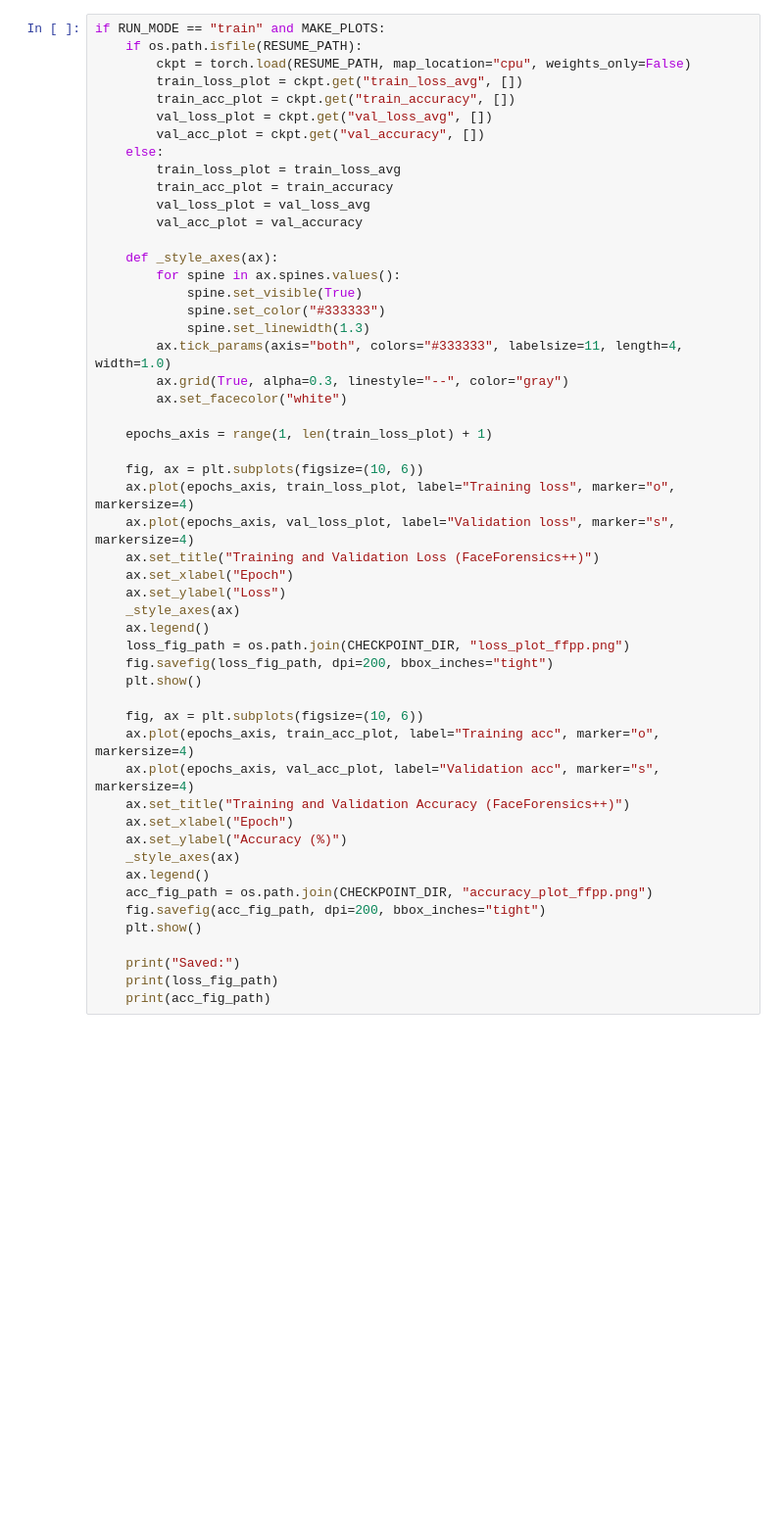
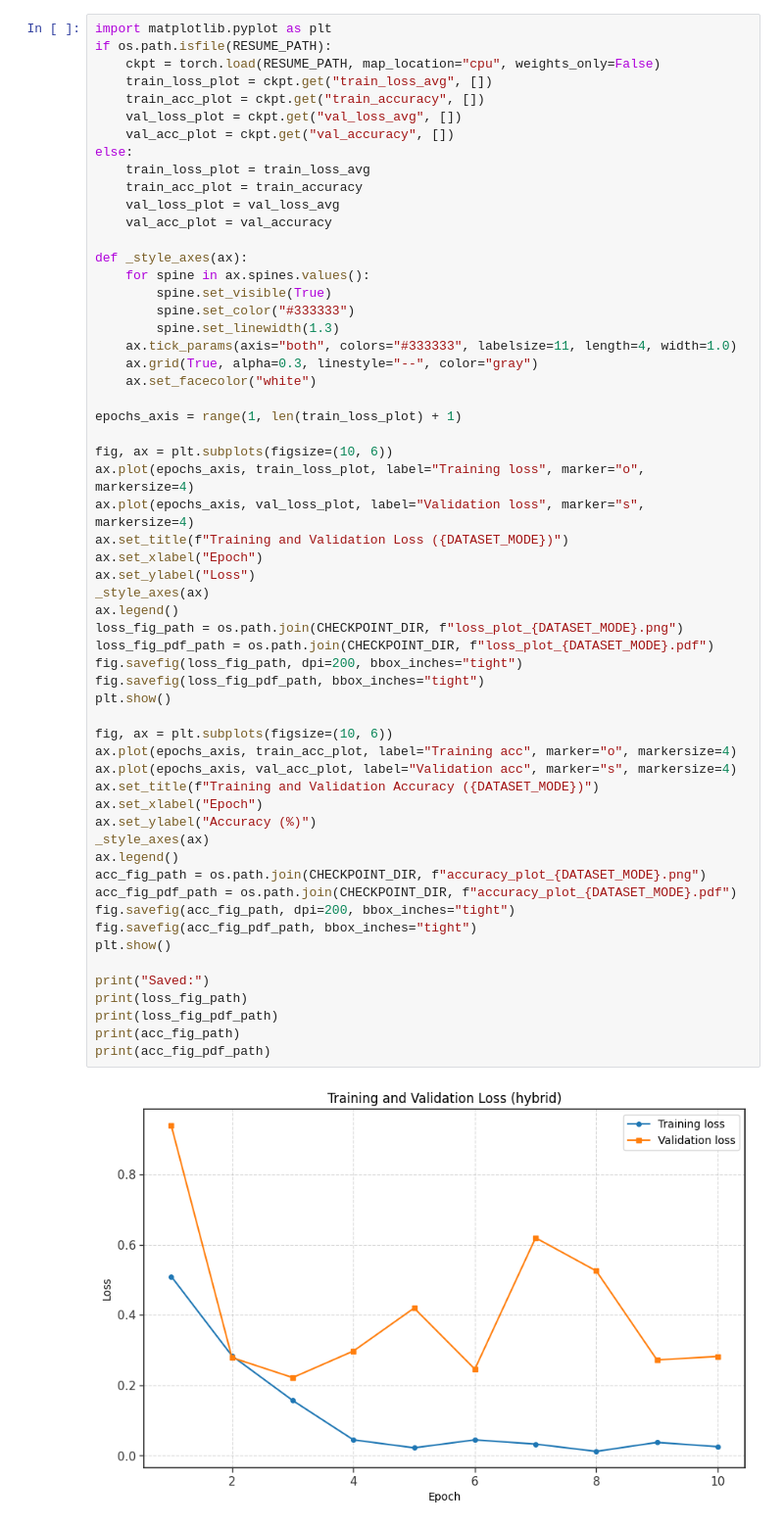
Before and after one commit to KrrishK04/Multi-Modal-DeepFake-Detection-using-CNN-RNN-and-Rppg, a Jupyter notebook: train_ff.ipynb, the cells around one changed output. Shown at 98% size. Saved outputs shown, nothing was run; the diff lists cells and outputs as text; blank space fills up the shorter version.

```diff
--- a/train_ff.ipynb
+++ b/train_ff.ipynb
@@ -904,52 +1085,60 @@ if RUN_MODE in {"train", "test_only"}:
 # %%
-if RUN_MODE == "train" and MAKE_PLOTS:
-    if os.path.isfile(RESUME_PATH):
-        ckpt = torch.load(RESUME_PATH, map_location="cpu", weights_only=False)
-        train_loss_plot = ckpt.get("train_loss_avg", [])
-        train_acc_plot = ckpt.get("train_accuracy", [])
-        val_loss_plot = ckpt.get("val_loss_avg", [])
-        val_acc_plot = ckpt.get("val_accuracy", [])
-    else:
-        train_loss_plot = train_loss_avg
-        train_acc_plot = train_accuracy
-        val_loss_plot = val_loss_avg
-        val_acc_plot = val_accuracy
+import matplotlib.pyplot as plt
+if os.path.isfile(RESUME_PATH):
+    ckpt = torch.load(RESUME_PATH, map_location="cpu", weights_only=False)
+    train_loss_plot = ckpt.get("train_loss_avg", [])
+    train_acc_plot = ckpt.get("train_accuracy", [])
+    val_loss_plot = ckpt.get("val_loss_avg", [])
+    val_acc_plot = ckpt.get("val_accuracy", [])
+else:
+    train_loss_plot = train_loss_avg
+    train_acc_plot = train_accuracy
+    val_loss_plot = val_loss_avg
+    val_acc_plot = val_accuracy
 
-    def _style_axes(ax):
-        for spine in ax.spines.values():
-            spine.set_visible(True)
-            spine.set_color("#333333")
-            spine.set_linewidth(1.3)
-        ax.tick_params(axis="both", colors="#333333", labelsize=11, length=4, width=1.0)
-        ax.grid(True, alpha=0.3, linestyle="--", color="gray")
-        ax.set_facecolor("white")
+def _style_axes(ax):
+    for spine in ax.spines.values():
+        spine.set_visible(True)
+        spine.set_color("#333333")
+        spine.set_linewidth(1.3)
+    ax.tick_params(axis="both", colors="#333333", labelsize=11, length=4, width=1.0)
+    ax.grid(True, alpha=0.3, linestyle="--", color="gray")
+    ax.set_facecolor("white")
 
-    epochs_axis = range(1, len(train_loss_plot) + 1)
+epochs_axis = range(1, len(train_loss_plot) + 1)
 
-    fig, ax = plt.subplots(figsize=(10, 6))
-    ax.plot(epochs_axis, train_loss_plot, label="Training loss", marker="o", markersize=4)
-    ax.plot(epochs_axis, val_loss_plot, label="Validation loss", marker="s", markersize=4)
-    ax.set_title("Training and Validation Loss (FaceForensics++)")
-    ax.set_xlabel("Epoch")
-    ax.set_ylabel("Loss")
-    _style_axes(ax)
-    ax.legend()
-    loss_fig_path = os.path.join(CHECKPOINT_DIR, "loss_plot_ffpp.png")
-    fig.savefig(loss_fig_path, dpi=200, bbox_inches="tight")
-    plt.show()
+fig, ax = plt.subplots(figsize=(10, 6))
+ax.plot(epochs_axis, train_loss_plot, label="Training loss", marker="o", markersize=4)
+ax.plot(epochs_axis, val_loss_plot, label="Validation loss", marker="s", markersize=4)
+ax.set_title(f"Training and Validation Loss ({DATASET_MODE})")
+ax.set_xlabel("Epoch")
+ax.set_ylabel("Loss")
+_style_axes(ax)
+ax.legend()
+loss_fig_path = os.path.join(CHECKPOINT_DIR, f"loss_plot_{DATASET_MODE}.png")
+loss_fig_pdf_path = os.path.join(CHECKPOINT_DIR, f"loss_plot_{DATASET_MODE}.pdf")
+fig.savefig(loss_fig_path, dpi=200, bbox_inches="tight")
+fig.savefig(loss_fig_pdf_path, bbox_inches="tight")
+plt.show()
 
-    fig, ax = plt.subplots(figsize=(10, 6))
-    ax.plot(epochs_axis, train_acc_plot, label="Training acc", marker="o", markersize=4)
-    ax.plot(epochs_axis, val_acc_plot, label="Validation acc", marker="s", markersize=4)
-    ax.set_title("Training and Validation Accuracy (FaceForensics++)")
-    ax.set_xlabel("Epoch")
-    ax.set_ylabel("Accuracy (%)")
-    _style_axes(ax)
-    ax.legend()
-    acc_fig_path = os.path.join(CHECKPOINT_DIR, "accuracy_plot_ffpp.png")
-    fig.savefig(acc_fig_path, dpi=200, bbox_inches="tight")
-    plt.show()
+fig, ax = plt.subplots(figsize=(10, 6))
+ax.plot(epochs_axis, train_acc_plot, label="Training acc", marker="o", markersize=4)
+ax.plot(epochs_axis, val_acc_plot, label="Validation acc", marker="s", markersize=4)
+ax.set_title(f"Training and Validation Accuracy ({DATASET_MODE})")
+ax.set_xlabel("Epoch")
+ax.set_ylabel("Accuracy (%)")
+_style_axes(ax)
+ax.legend()
+acc_fig_path = os.path.join(CHECKPOINT_DIR, f"accuracy_plot_{DATASET_MODE}.png")
+acc_fig_pdf_path = os.path.join(CHECKPOINT_DIR, f"accuracy_plot_{DATASET_MODE}.pdf")
+fig.savefig(acc_fig_path, dpi=200, bbox_inches="tight")
+fig.savefig(acc_fig_pdf_path, bbox_inches="tight")
+plt.show()
 
-    print("Saved:")
-    print(loss_fig_path)
-    print(acc_fig_path)
+print("Saved:")
+print(loss_fig_path)
+print(loss_fig_pdf_path)
+print(acc_fig_path)
+print(acc_fig_pdf_path)
+# %% [output]
+[figure, added]
```
Also changed, not shown: parts of 14 cells of this notebook, 4 other files.
